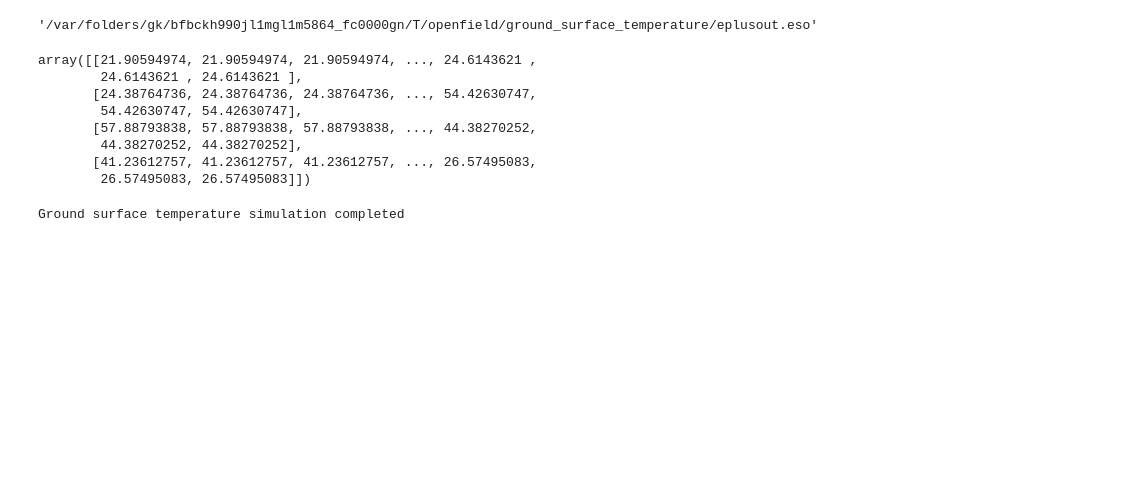
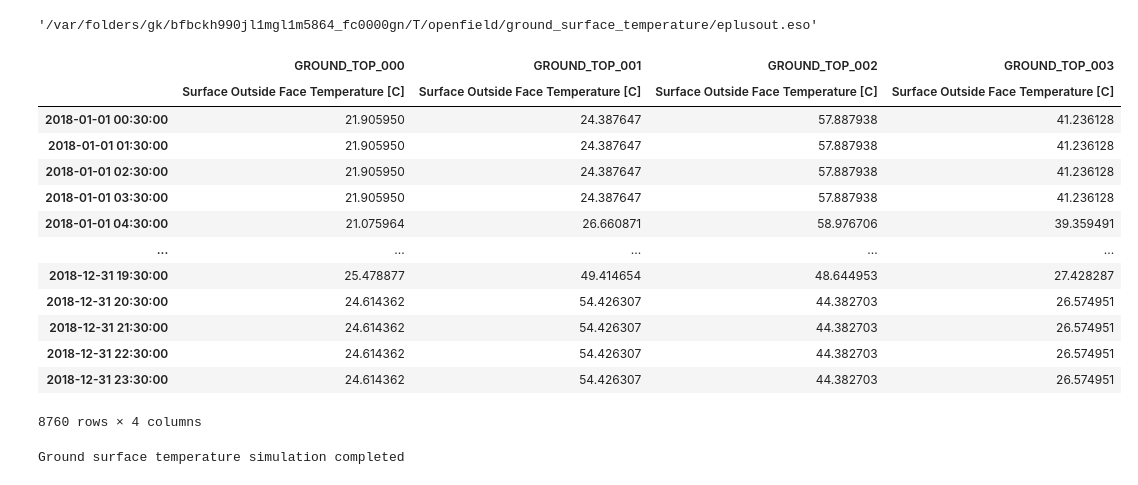
Before and after one commit to tg359/oshe, a Jupyter notebook: Postprocess_redo.ipynb, the cells around one changed output. Drawn from its saved outputs; the diff is of its cells as text; code cells hidden in the pictures; blank space fills up the shorter version.

```diff
--- a/Postprocess_redo.ipynb
+++ b/Postprocess_redo.ipynb
@@ -126,6 +126,8 @@ class EsoFile(object):
         self.creation_date = None
 
         self.read_eso()
+
+        self.df = None
 
     def read_eso(self):
 
@@ -135,42 +137,52 @@ class EsoFile(object):
         self.values = []
 
         with open(self.eso_file, "r") as f:
             data = [i.strip() for i in f.readlines()]
 
             # Get metadata
             self.version = data[0].split(", ")[1].replace("Version ", "")
             self.creation_date = pd.to_datetime(data[0].split(", ")[2].replace("YMD=", ""))
 
             # Get reporting frequency and variables
             for i in data:
                 if "!" in i:
                     if "! " in i:
                         pass
                     else:
                         # Reporting frequency
                         self.reporting_frequency.append(i.split(" !")[-1])
                         # Object
                         self.objects.append(i.split(" !")[0].split(",")[2])
                         # Variable
                         self.variables.append(i.split(" !")[0].split(",")[3])
 
             # Get the values
             n_vals = len(self.reporting_frequency)
             split_idx = [n for n, i in enumerate(data) if i == "End of Data Dictionary"][0] + 2
             data = [i.split(",")[1] for i in data[split_idx:-2] if len(i.split(",")) <= 2]
             self.values = np.array(tc.helpers.chunks(data, n=n_vals)).astype(np.float64)
 
+    def to_frame(self):
+        idx = pd.date_range("2018-01-01 00:30:00", freq="60T", periods=8760)
+        df = pd.DataFrame(data=self.values.T, index=idx, columns=pd.MultiIndex.from_arrays([self.objects, self.variables]))
+        return df
 
-EsoFile(eso_file).values
+EsoFile(eso_file).to_frame()
 # %% [output]
+|  | GROUND_TOP_000 | GROUND_TOP_001 | GROUND_TOP_002 | GROUND_TOP_003 |
+|  | Surface Outside Face Temperature [C] | Surface Outside Face Temperature [C] | Surface Outside Face Temperature [C] | Surface Outside Face Temperature [C] |
+| 2018-01-01 00:30:00 | 21.905950 | 24.387647 | 57.887938 | 41.236128 |
+| 2018-01-01 01:30:00 | 21.905950 | 24.387647 | 57.887938 | 41.236128 |
+| 2018-01-01 02:30:00 | 21.905950 | 24.387647 | 57.887938 | 41.236128 |
+| 2018-01-01 03:30:00 | 21.905950 | 24.387647 | 57.887938 | 41.236128 |
+| 2018-01-01 04:30:00 | 21.075964 | 26.660871 | 58.976706 | 39.359491 |
+| ... | ... | ... | ... | ... |
+| 2018-12-31 19:30:00 | 25.478877 | 49.414654 | 48.644953 | 27.428287 |
+| 2018-12-31 20:30:00 | 24.614362 | 54.426307 | 44.382703 | 26.574951 |
+| 2018-12-31 21:30:00 | 24.614362 | 54.426307 | 44.382703 | 26.574951 |
+| 2018-12-31 22:30:00 | 24.614362 | 54.426307 | 44.382703 | 26.574951 |
+| 2018-12-31 23:30:00 | 24.614362 | 54.426307 | 44.382703 | 26.574951 |
-array([[21.90594974, 21.90594974, 21.90594974, ..., 24.6143621 ,
-        24.6143621 , 24.6143621 ],
-       [24.38764736, 24.38764736, 24.38764736, ..., 54.42630747,
-        54.42630747, 54.42630747],
-       [57.88793838, 57.88793838, 57.88793838, ..., 44.38270252,
-        44.38270252, 44.38270252],
-       [41.23612757, 41.23612757, 41.23612757, ..., 26.57495083,
-        26.57495083, 26.57495083]])
+8760 rows × 4 columns
 # %%
 # SC method processing
 
```
